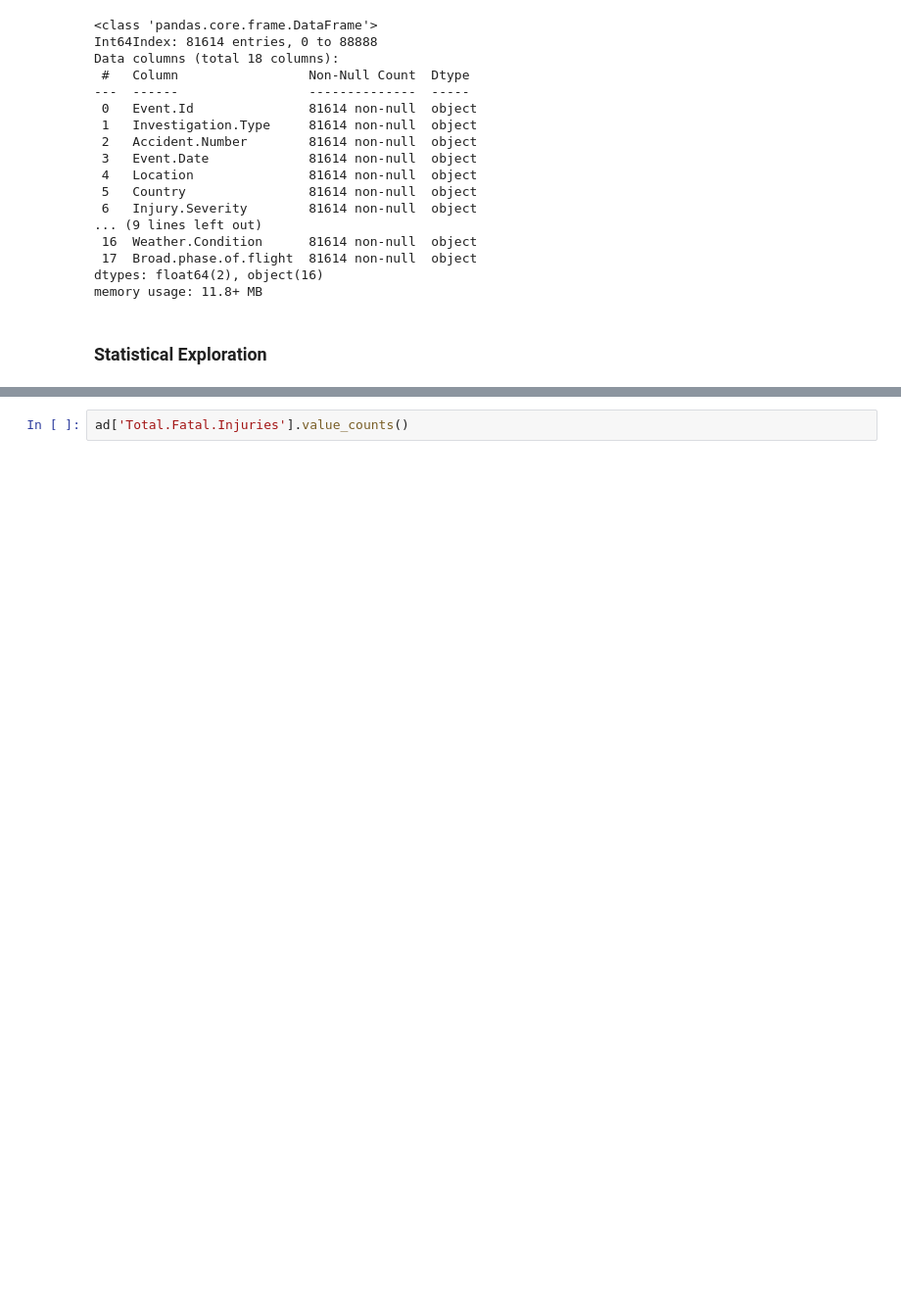
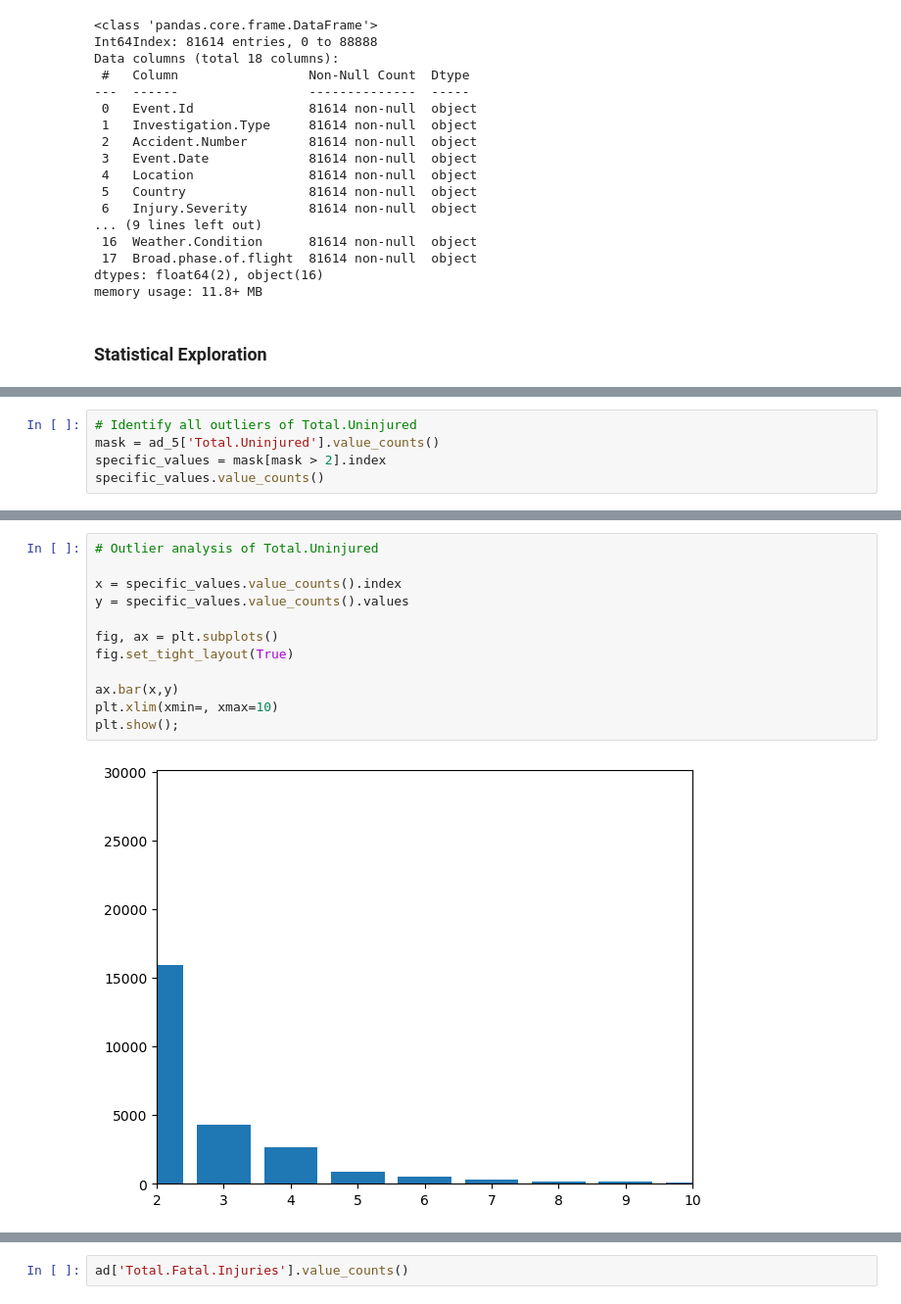
Before and after one commit to erankova/Fortune-Inc-Aviation-Analysis, a Jupyter notebook: Exploration.ipynb, the cells around one changed output, grey strips where cells are left out. Shown: that part at 98% size. Saved outputs shown, nothing was run; the diff lists cells and outputs as text; blank space fills up the shorter version.

Commit message:
statistical analysis session 1

```diff
--- a/Exploration.ipynb
+++ b/Exploration.ipynb
@@ -1026,0 +1029,5 @@ memory usage: 11.8+ MB
+# %%
+# Identify all outliers of Total.Uninjured
+mask = ad_5['Total.Uninjured'].value_counts()
+specific_values = mask[mask > 2].index
+specific_values.value_counts()
@@ -1026,0 +1047,14 @@ memory usage: 11.8+ MB
+# %%
+# Outlier analysis of Total.Uninjured
+
+x = specific_values.value_counts().index
+y = specific_values.value_counts().values
+
+fig, ax = plt.subplots()
+fig.set_tight_layout(True)
+
+ax.bar(x,y)
+plt.xlim(xmin=, xmax=10)
+plt.show();
+# %% [output]
+[figure, added]
```
Also changed, not shown: parts of 21 cells of this notebook.
